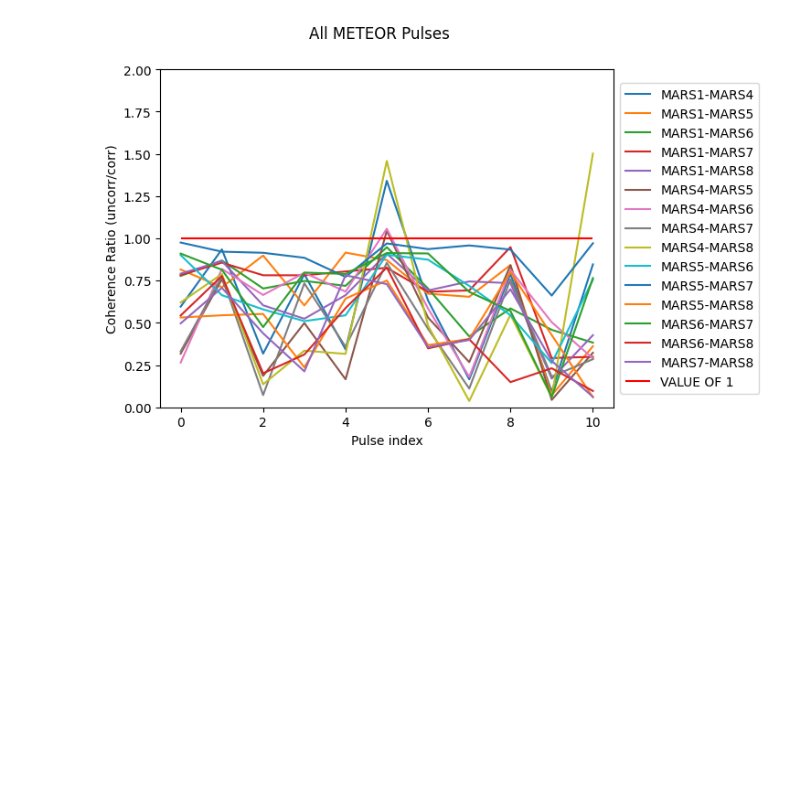
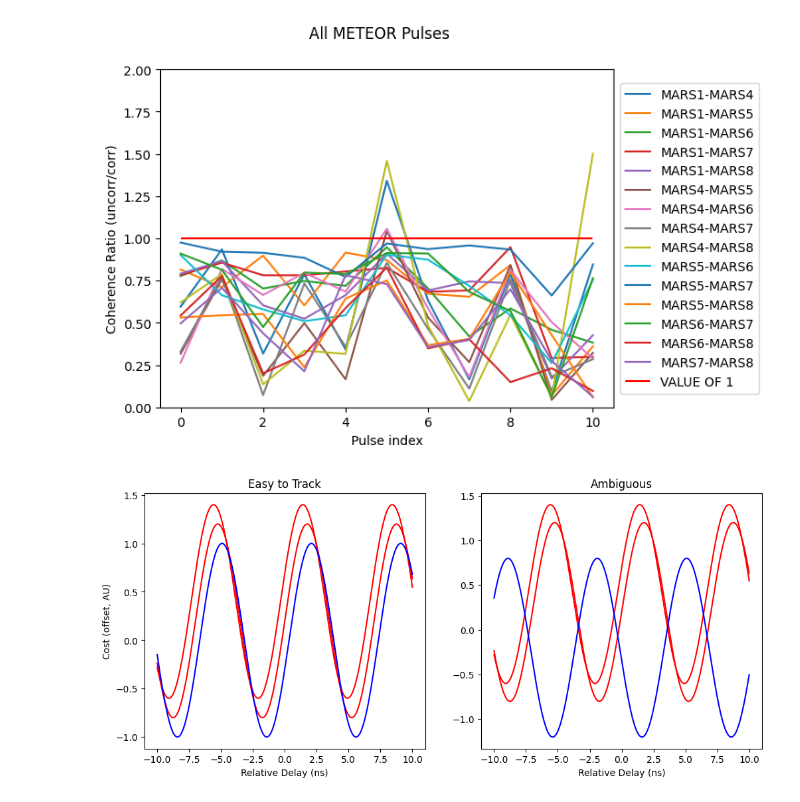
Before and after one commit to ALBATROS-Experiment/albatros_analysis, a Jupyter notebook: scripts/orbcomm/master_flow.ipynb, the cells around one changed output. Saved outputs shown, nothing was run; the diff lists cells and outputs as text; code cells hidden in the pictures; blank space fills up the shorter version.

```diff
--- a/scripts/orbcomm/master_flow.ipynb
+++ b/scripts/orbcomm/master_flow.ipynb
@@ -842,3 +921,31 @@ plt.legend(loc='center left', bbox_to_anchor=(1, 0.5))
 # %% [output]
 <matplotlib.legend.Legend at 0x...>
 [figure]
+# %%
+import numpy as np
+import matplotlib.pyplot as plt
+
+taus = np.linspace(-10,10, 1001)
+sine1 = np.sin(2*np.pi*(taus/7)+0.3)+0.4
+sine2 = np.sin(2*np.pi*(taus/7))+0.2
+
+sine3 = np.sin(2*np.pi*(taus/7)-0.3)
+sine4 = np.sin(2*np.pi*(taus/7)-3)-0.2
+
+fig, ax = plt.subplots(1,2, figsize=(12,5))
+ax[0].plot(taus, sine1, c='r')
+ax[0].plot(taus, sine2, c='r')
+ax[0].plot(taus, sine3, c='b')
+ax[0].set_xlabel('Relative Delay (ns)')
+ax[0].set_ylabel('Cost (offset, AU)')
+ax[0].set_title('Easy to Track')
+
+ax[1].plot(taus, sine1, c='r')
+ax[1].plot(taus, sine2, c='r')
+ax[1].plot(taus, sine4, c='b')
+ax[1].set_xlabel('Relative Delay (ns)')
+ax[1].set_title('Ambiguous')
+
+fig.savefig('./images/peak_tracking.png')
+# %% [output]
+[figure, added]
```
Also changed, not shown: parts of 6 cells of this notebook, 6 other files.
